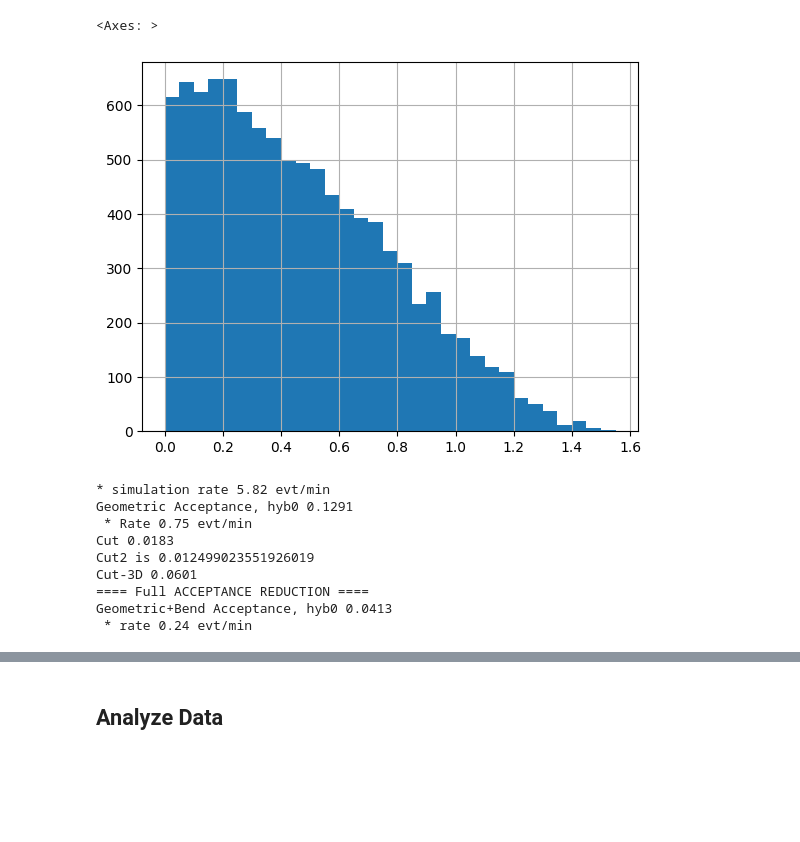
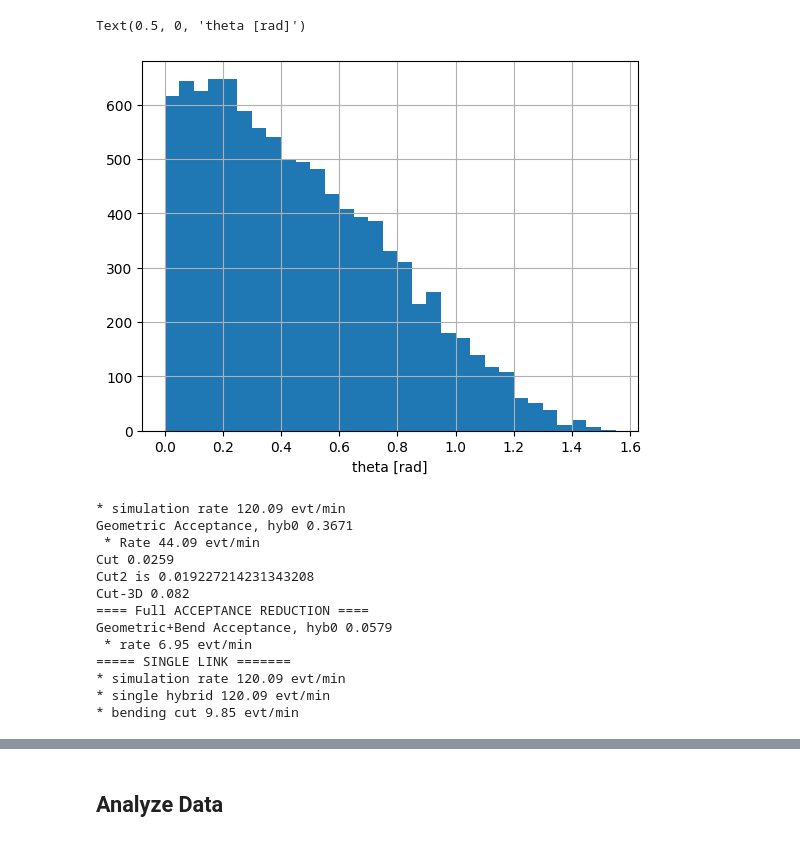
Before and after one commit to amarini/CosmicModuleTest, a Jupyter notebook: plot_simulation.ipynb, the cells around one changed output, grey strips where cells are left out. Cells and saved outputs as stored; diff of their text form; code cells hidden in the pictures; blank space fills up the shorter version.

```diff
--- a/plot_simulation.ipynb
+++ b/plot_simulation.ipynb
@@ -57,22 +59,26 @@ Run3
 Run4
 *  0.2639593908629442 evt/min same hyb
 # %%
+import matplotlib.pyplot as plt
 simulation['cost'].apply(math.acos).hist(bins=np.arange(0,np.pi/2.,0.05))
+plt.xlabel("theta [rad]")
 #simulation['cost'].hist(bins=np.arange(0,1,0.02))
 # %% [output]
-<Axes: >
+Text(0.5, 0, 'theta [rad]')
-[figure, old version]
+[figure, new version]
 # %%
-print("* simulation rate", "%.2f"% (len(simulation)/ (simulation['t'].to_numpy()[-1] / 60.)),"evt/min")
+## Both towers
+time_min = (simulation['t'].to_numpy()[-1] / 60.)
+print("* simulation rate", "%.2f"% (len(simulation)/ time_min),"evt/min")
 ## 1 *
 print("Geometric Acceptance, hyb0", simulation['isin-hyb0'].sum() / len(simulation) )
-print(" * Rate", "%.2f"%(simulation['isin-hyb0'].sum() / (simulation['t'].to_numpy()[-1] / 60.)),"evt/min" )
+print(" * Rate", "%.2f"%(simulation['isin-hyb0'].sum() / time_min),"evt/min" )
 
 #print("Geometric Acceptance, hyb1", simulation['isin-hyb1'].sum() / len(simulation) )
 nw = 0.5
-cut = math.cos(math.atan( nw*0.1/4.0 )) ## +/-3 strip
+cut = math.cos(math.atan( nw*0.1/2.6 )) ## +/-3 strip
 print("Cut", (simulation['cost'] > cut).sum() / len(simulation) )
-cut2 = math.sin(math.atan( nw*0.1/4.0 ))
+cut2 = math.sin(math.atan( nw*0.1/2.6 ))
 
 print("Cut2 is",cut2)
 simulation['bend-proj'] = simulation['phi'].apply(math.cos).apply(abs) * simulation['cost'].apply(math.acos).apply(math.sin)
@@ -81,18 +87,31 @@ print("Cut-3D", (simulation['bend-proj'] < cut2)    .sum() / len(simulation) )
 
 print("==== Full ACCEPTANCE REDUCTION ====")
 print("Geometric+Bend Acceptance, hyb0", (simulation['isin-hyb0'] & (simulation['bend-proj']<cut2)).sum() / len(simulation) )
-print(" * rate", "%.2f"%( (simulation['isin-hyb0'] & (simulation['bend-proj']<cut2)).sum() /  (simulation['t'].to_numpy()[-1] / 60.) ),"evt/min"  )
+print(" * rate", "%.2f"%( (simulation['isin-hyb0'] & (simulation['bend-proj']<cut2)).sum() /  time_min),"evt/min"  )
 #print("Geometric+Bend Acceptance, hyb1", (simulation['isin-hyb1'] & (simulation['bend-proj']<cut2)).sum() / len(simulation) )
+
+print("===== SINGLE LINK =======")
+print("* simulation rate", "%.2f"% (len(simulation)/ time_min),"evt/min")
+
+#m0.get(0).EndX()
+hyb= 0
+simulation["isin-l0h0"] = (simulation["impact-y"] >= tower.get("m0").get(hyb).x[1] ) & (simulation["impact-y"] <= tower.get("m0").get(hyb).EndY()[1]) & (simulation["impact-z"] >= tower.get("m0").get(hyb).x[2] ) & (simulation["impact-z"] <= tower.get("m0").get(hyb).EndZ()[2])
+print("* single hybrid", "%.2f"% ( (simulation['isin-l0h0']).sum()/ time_min),"evt/min")
+print("* bending cut", "%.2f"% ( (simulation['isin-l0h0'] & (simulation["bend-proj"] <cut2) ).sum()/ time_min),"evt/min")
 # %% [output]
-* simulation rate 5.82 evt/min
-Geometric Acceptance, hyb0 0.1291
- * Rate 0.75 evt/min
-Cut 0.0183
-Cut2 is 0.012499023551926019
-Cut-3D 0.0601
+* simulation rate 120.09 evt/min
+Geometric Acceptance, hyb0 0.3671
+ * Rate 44.09 evt/min
+Cut 0.0259
+Cut2 is 0.019227214231343208
+Cut-3D 0.082
 ==== Full ACCEPTANCE REDUCTION ====
-Geometric+Bend Acceptance, hyb0 0.0413
- * rate 0.24 evt/min
+Geometric+Bend Acceptance, hyb0 0.0579
+ * rate 6.95 evt/min
+===== SINGLE LINK =======
+* simulation rate 120.09 evt/min
+* single hybrid 120.09 evt/min
+* bending cut 9.85 evt/min
 # %%
 #simulation['bend-proj'] = simulation['phi'].apply(math.cos) * simulation['cost'].apply(math.acos).apply(math.sin)
 simulation[ simulation['isin-hyb0'] ]['bend-proj'].hist(bins=np.arange(-0,0.1,0.005))
```
Also changed, not shown: parts of 5 cells of this notebook, 3 other files.
